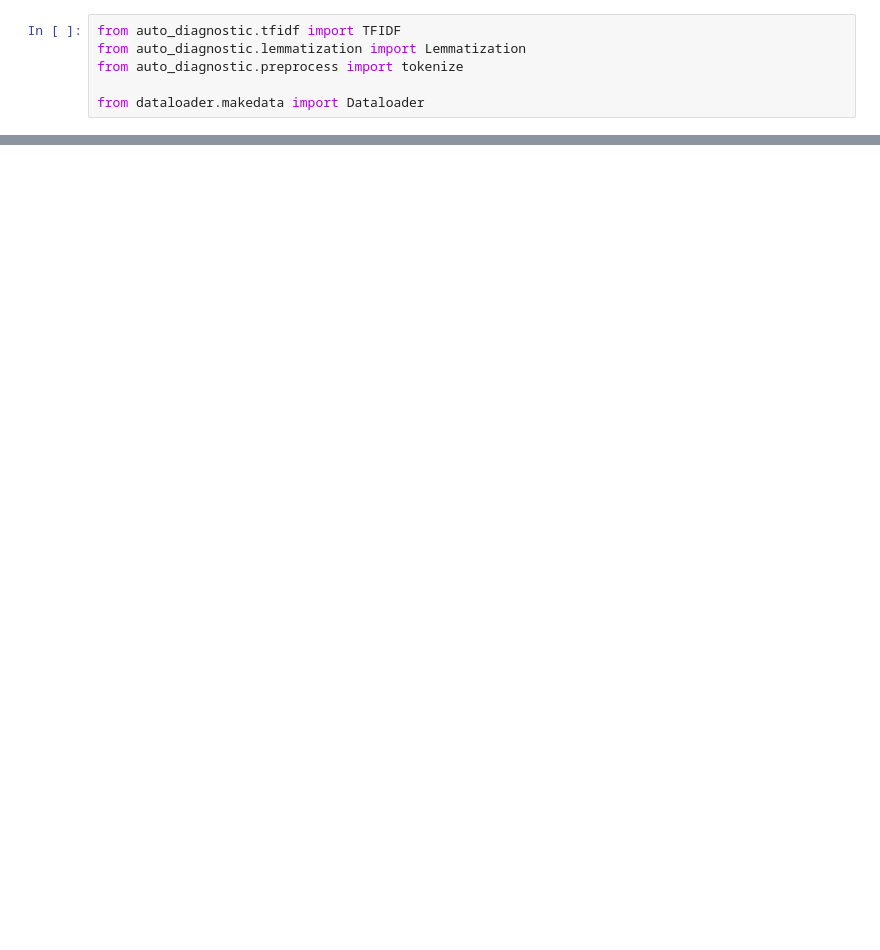
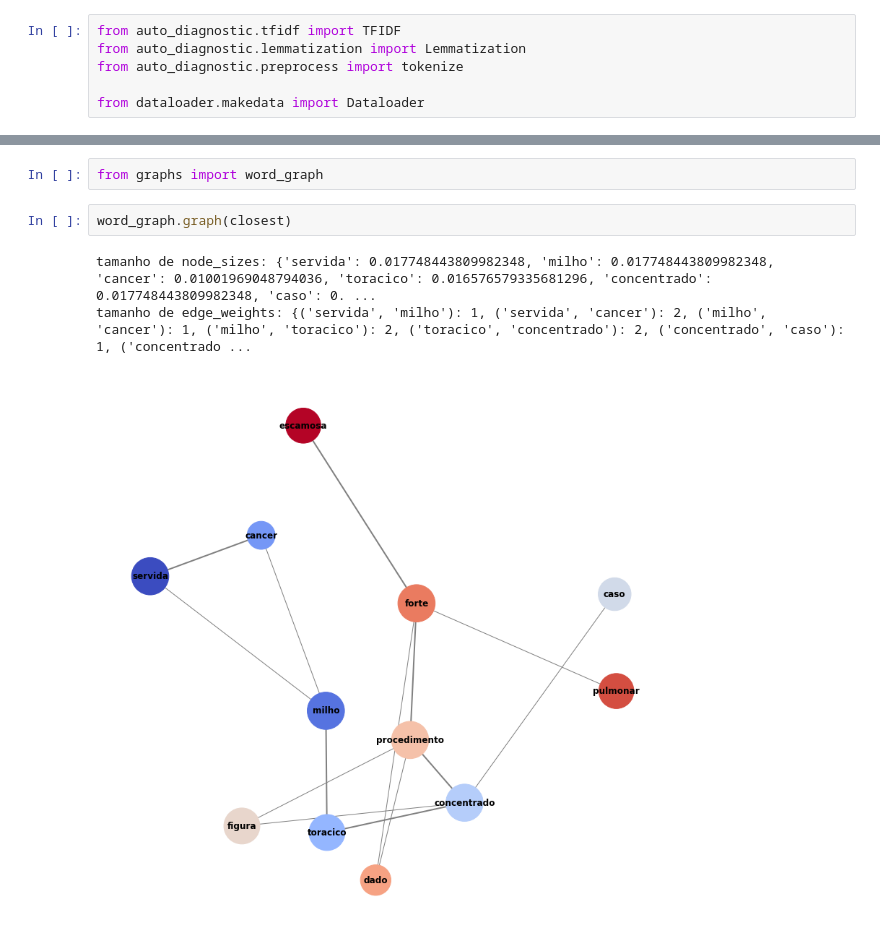
Before and after one commit to andrerodrig/cognitive-computing-projects, a Jupyter notebook: notebooks/word_graph.ipynb, the cells around one changed output, grey strips where cells are left out. Saved outputs shown, nothing was run; the diff lists cells and outputs as text; blank space fills up the shorter version.

```diff
--- a/notebooks/word_graph.ipynb
+++ b/notebooks/word_graph.ipynb
@@ -77,0 +78,8 @@ tamanho de edge_weights: {('portanto', 'segmentectomia'): 2, ('portanto', 'tabac
+# %%
+from graphs import word_graph
+# %%
+word_graph.graph(closest)
+# %% [output]
+tamanho de node_sizes: {'servida': 0.017748443809982348, 'milho': 0.017748443809982348, 'cancer': 0.01001969048794036, 'toracico': 0.016576579335681296, 'concentrado': 0.017748443809982348, 'caso': 0. ...
+tamanho de edge_weights: {('servida', 'milho'): 1, ('servida', 'cancer'): 2, ('milho', 'cancer'): 1, ('milho', 'toracico'): 2, ('toracico', 'concentrado'): 2, ('concentrado', 'caso'): 1, ('concentrado ...
+[figure, added]
```
Also changed, not shown: parts of 2 cells of this notebook, 4 other files.
